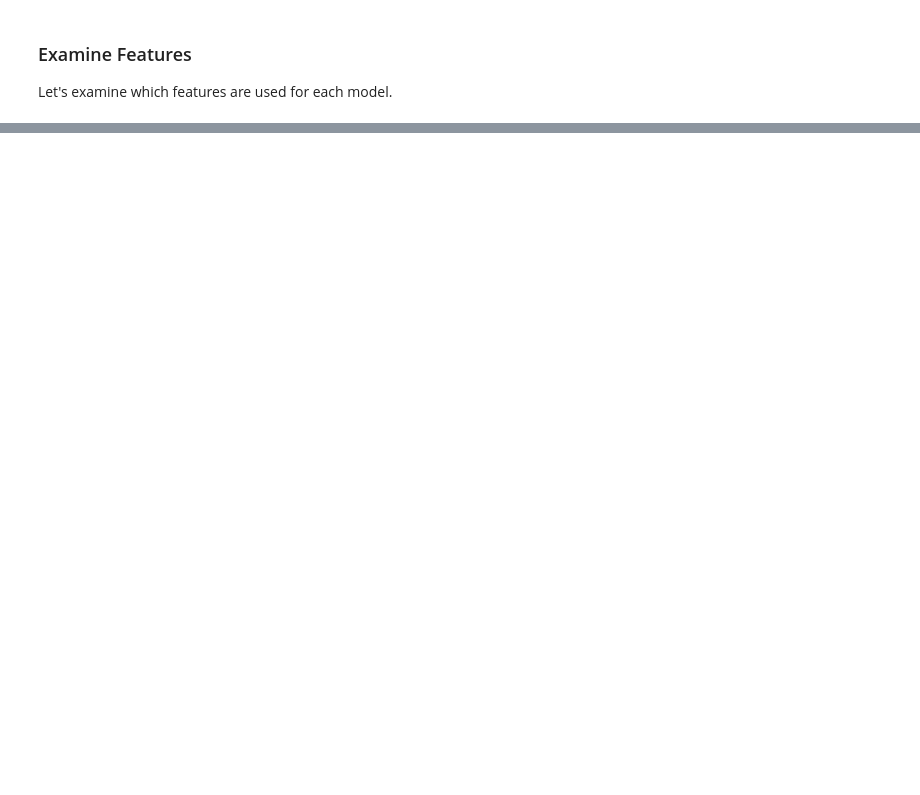
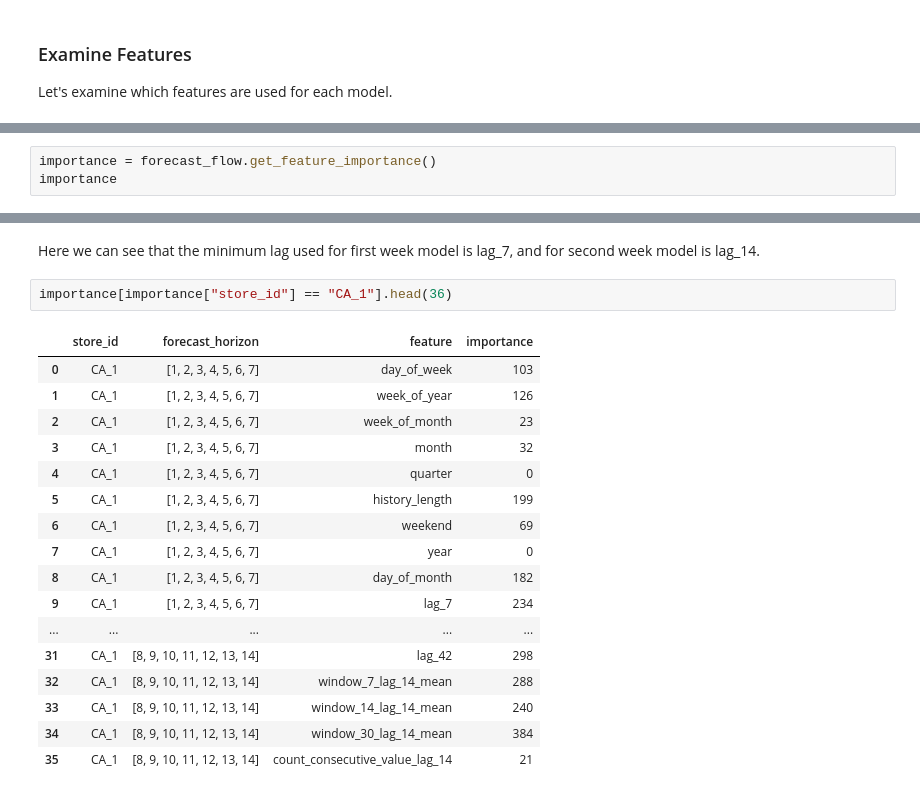
Before and after one commit to canerturkseven/ForecastFlowML, a Jupyter notebook: docs/source/notebooks/feature_engineering.ipynb, the cells around one changed output, grey strips where cells are left out. Saved outputs shown, nothing was run; the diff lists cells and outputs as text; blank space fills up the shorter version.

```diff
--- a/docs/source/notebooks/feature_engineering.ipynb
+++ b/docs/source/notebooks/feature_engineering.ipynb
@@ -360,0 +315,3 @@ pd.DataFrame(features)
+# %%
+importance = forecast_flow.get_feature_importance()
+importance
@@ -360,0 +332,22 @@ pd.DataFrame(features)
+# %% [markdown]
+Here we can see that the minimum lag used for first week model is lag_7, and for second week model is lag_14.
+# %%
+importance[importance["store_id"] == "CA_1"].head(36)
+# %% [output]
+|  | store_id | forecast_horizon | feature | importance |
+| 0 | CA_1 | [1, 2, 3, 4, 5, 6, 7] | day_of_week | 103 |
+| 1 | CA_1 | [1, 2, 3, 4, 5, 6, 7] | week_of_year | 126 |
+| 2 | CA_1 | [1, 2, 3, 4, 5, 6, 7] | week_of_month | 23 |
+| 3 | CA_1 | [1, 2, 3, 4, 5, 6, 7] | month | 32 |
+| 4 | CA_1 | [1, 2, 3, 4, 5, 6, 7] | quarter | 0 |
+| 5 | CA_1 | [1, 2, 3, 4, 5, 6, 7] | history_length | 199 |
+| 6 | CA_1 | [1, 2, 3, 4, 5, 6, 7] | weekend | 69 |
+| 7 | CA_1 | [1, 2, 3, 4, 5, 6, 7] | year | 0 |
+| 8 | CA_1 | [1, 2, 3, 4, 5, 6, 7] | day_of_month | 182 |
+| 9 | CA_1 | [1, 2, 3, 4, 5, 6, 7] | lag_7 | 234 |
+| ... | ... | ... | ... | ... |
+| 31 | CA_1 | [8, 9, 10, 11, 12, 13, 14] | lag_42 | 298 |
+| 32 | CA_1 | [8, 9, 10, 11, 12, 13, 14] | window_7_lag_14_mean | 288 |
+| 33 | CA_1 | [8, 9, 10, 11, 12, 13, 14] | window_14_lag_14_mean | 240 |
+| 34 | CA_1 | [8, 9, 10, 11, 12, 13, 14] | window_30_lag_14_mean | 384 |
+| 35 | CA_1 | [8, 9, 10, 11, 12, 13, 14] | count_consecutive_value_lag_14 | 21 |
```
Also changed, not shown: parts of 15 cells of this notebook, 23 other files.
